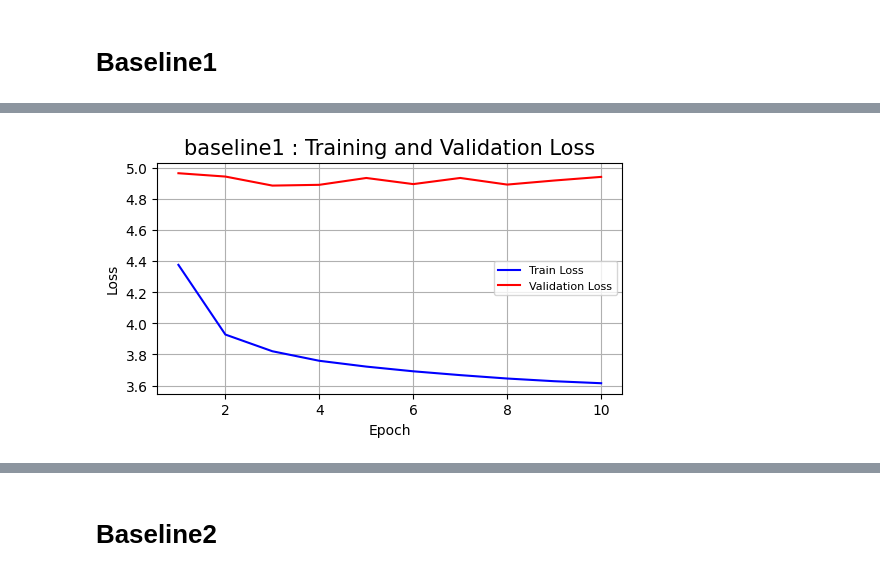
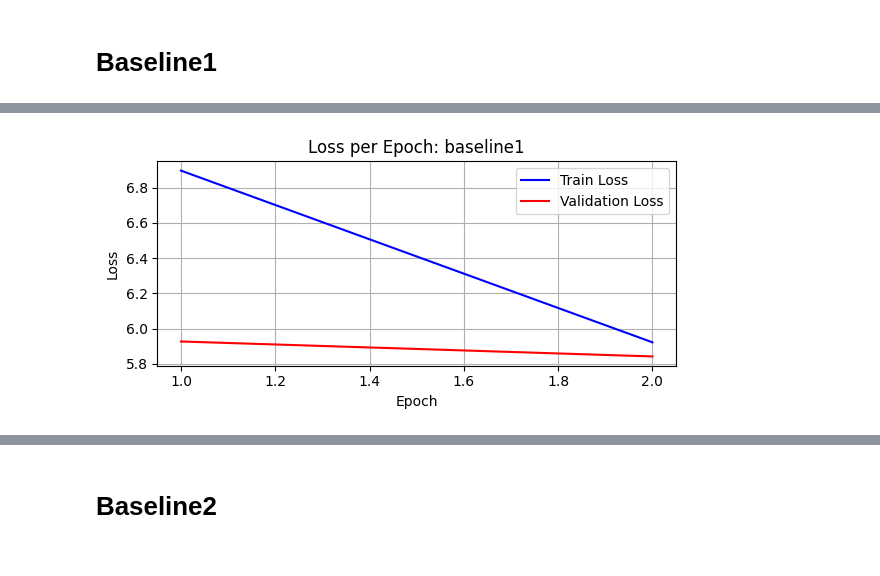
Before and after one commit to jkim0094/CookingRecipeGenerator, a Jupyter notebook: ass2(desktop).ipynb, the cells around one changed output, grey strips where cells are left out. Cells and saved outputs as stored; diff of their text form; code cells hidden in the pictures.

Commit message:
baseline2-refactoring

```diff
--- a/ass2(desktop).ipynb
+++ b/ass2(desktop).ipynb
@@ -45,9 +47,9 @@ torch.backends.cudnn.deterministic = True
 torch.backends.cudnn.benchmark = False
 # %%
 # data 다운
-train_path = 'Cooking_Dataset/train.csv'
-dev_path = 'Cooking_Dataset//dev.csv'
-test_path = 'Cooking_Dataset//test.csv'
+train_path = 'Cooking_Dataset/test.csv'
+dev_path = 'Cooking_Dataset/dev.csv'
+test_path = 'Cooking_Dataset/test.csv'
 
 train_download = "https://drive.google.com/file/d/1uZdYjvllt0dSdKKtrCgKHUk-APKdmeNU/view?usp=drive_link"
 dev_download ="https://drive.google.com/file/d/1SAMbkdtjGBYgojqobiwe7ZmnEq7SiGsF/view?usp=drive_link"
@@ -61,7 +63,7 @@ if not os.path.exists('Cooking_Dataset'):
     gdown.download(test_download, test_path, quiet=False)
 
 
-train_df = pd.read_csv(train_path)
+train_df = pd.read_csv(train_path,  encoding="ISO-8859-1")
 dev_df = pd.read_csv(dev_path)
 test_df = pd.read_csv(test_path)
 
@@ -338,7 +348,7 @@ class Decoder_GRU(nn.Module):
 
 
 class Seq2Seq(nn.Module):
-    def __init__(self, encoder, decoder, device, use_attention=False):
+    def __init__(self, encoder, decoder, device, use_attention):
         super().__init__()
         self.encoder = encoder
         self.decoder = decoder
@@ -688,0 +737,5 @@ NameError: name 'Encoder_GRU' is not defined
+# %%
+model_type = "baseline1"
+config = experiment_configs[model_type]
+
+model, encoder, decoder, loss_history, save_model_path, save_history_path = run_train(model_type, config)
@@ -689,19 +760,28 @@ NameError: name 'Encoder_GRU' is not defined
 # %%
 # 저장된 모델과 학습 이력 불러오기
 checkpoint = torch.load(save_model_path, map_location=DEVICE)
 checkpoint2 = torch.load(save_history_path, map_location=DEVICE)
 
-# 모델 구조 동일하게 생성
-load_baseline1 = Seq2Seq(encoder, decoder, DEVICE).to(DEVICE)
-load_baseline1.load_state_dict(checkpoint["model_state_dict"])
+# 같은 구조로 모델 재생성 후 state_dict 로드
+load_baseline2 = Seq2Seq(encoder, decoder, DEVICE, use_attention=config["USE_ATTENTION"]).to(DEVICE)
+load_baseline2.load_state_dict(checkpoint["model_state_dict"])
 
 # 저장된 이력 중 loss history 가져오기
-loss_history_loss_history_baseline1 = checkpoint2["loss_history"]  # 또는 정확한 키 확인 필요
+loss_history_loss_history_baseline1 = checkpoint2["loss_history"]
+train_elapsed_time = checkpoint2["train_elapsed_time"]
+
+#  베스트 모델 정보 출력
+best_epoch = checkpoint["epoch"] + 1
+best_train_loss = checkpoint["train_loss"]
+best_val_loss = checkpoint["val_loss"]
+print(f"Best model was saved at Epoch {best_epoch}")
+print(f"Train Loss: {best_train_loss:.4f} | Val Loss: {best_val_loss:.4f}")
+print(f"Total training time : {train_elapsed_time:.2f} s")
 
 # 그래프 그리기
-plot_loss_epoch("baseline1", loss_history)
+plot_loss_epoch(model_type, loss_history_loss_history_baseline1)
 # %% [output]
-[figure, old version]
+[figure, new version]
 # %%
 # 이제 Test 가능
 Test(load_baseline1, test_loader, criterion, recipe_vocab)
```
Also changed, not shown: parts of 20 cells of this notebook.
